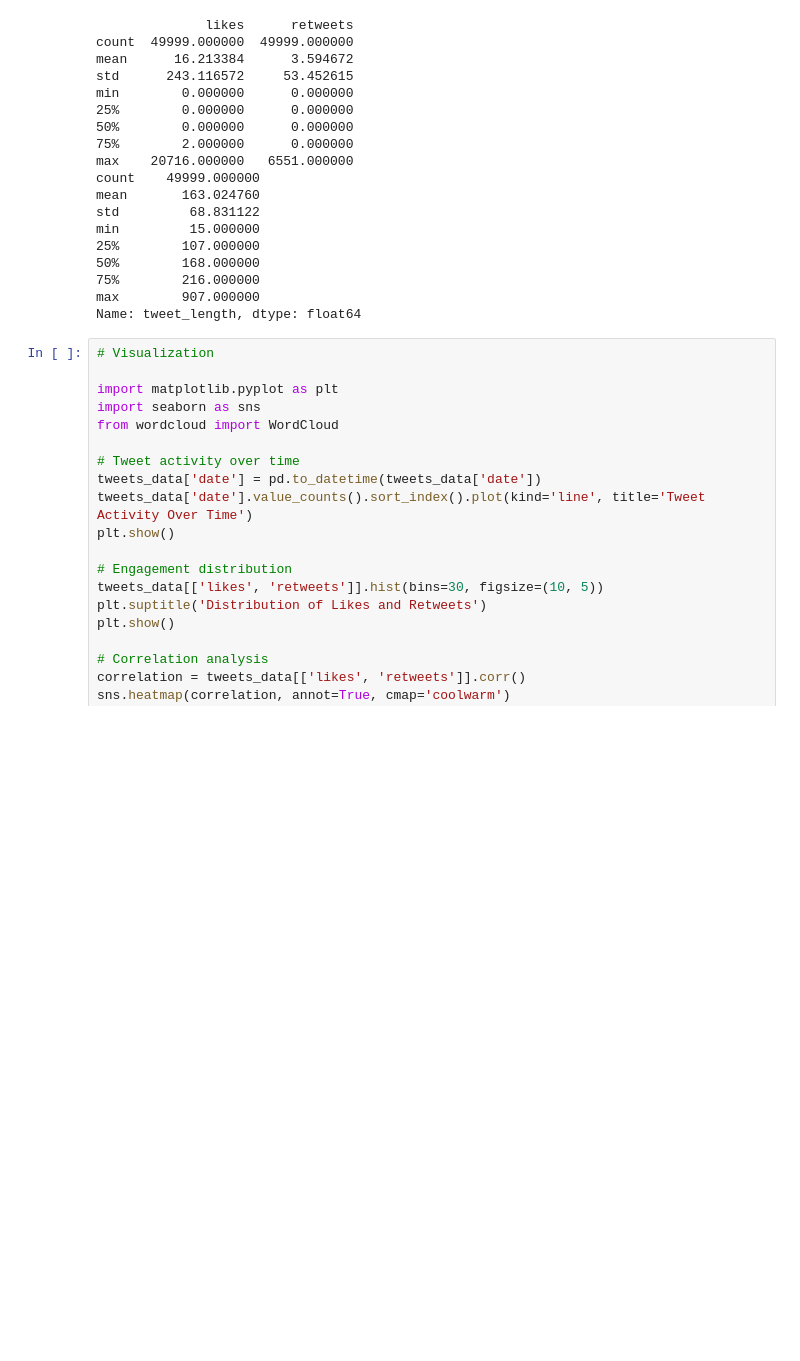
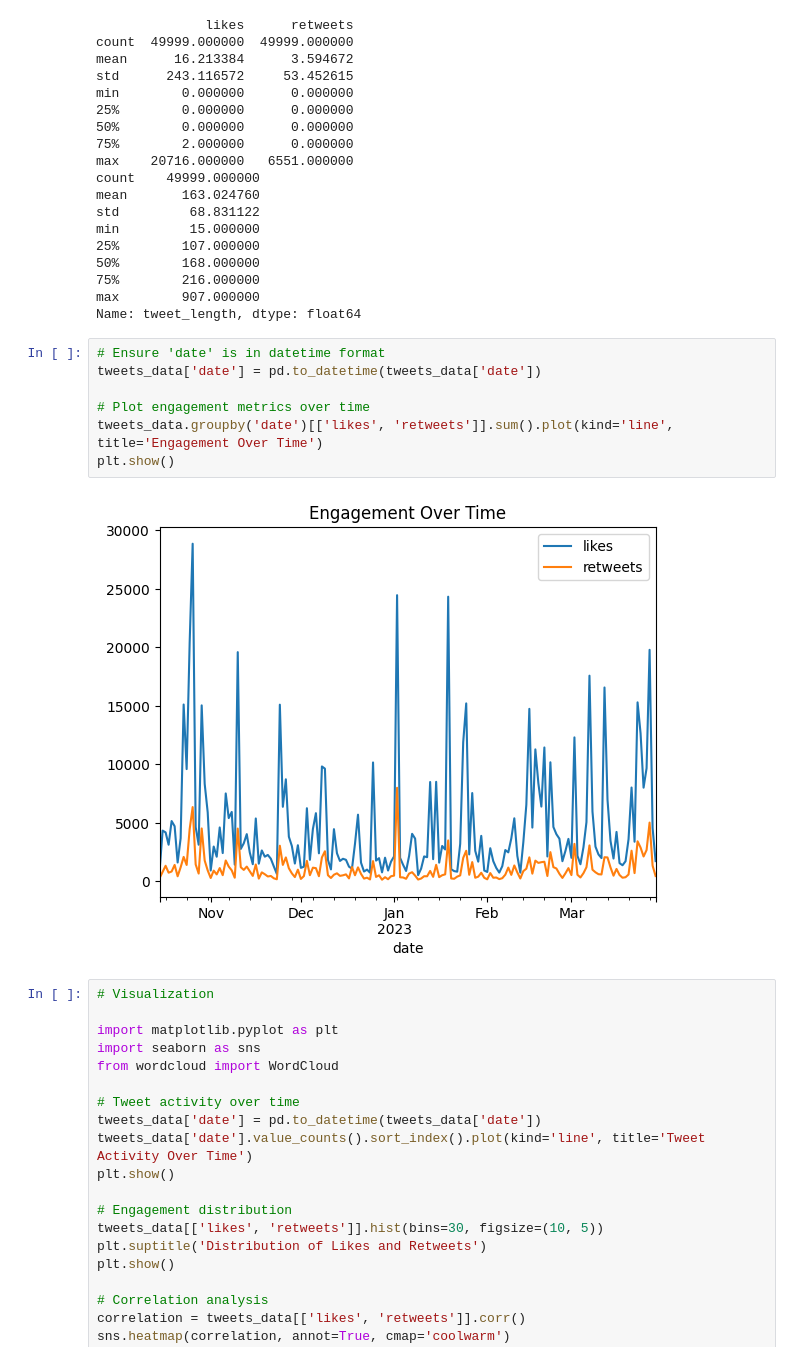
Before and after one commit to ShubhamSingh030/Final-Project-Social-Media-Impact-On-Public-Opinion, a Jupyter notebook: Final_Project.ipynb, the cells around one changed output. Cells and saved outputs as stored; diff of their text form; blank space fills up the shorter version.

```diff
--- a/Final_Project.ipynb
+++ b/Final_Project.ipynb
@@ -362,6 +382,15 @@ min         15.000000
 75%        216.000000
 max        907.000000
 Name: tweet_length, dtype: float64
+# %%
+# Ensure 'date' is in datetime format
+tweets_data['date'] = pd.to_datetime(tweets_data['date'])
+
+# Plot engagement metrics over time
+tweets_data.groupby('date')[['likes', 'retweets']].sum().plot(kind='line', title='Engagement Over Time')
+plt.show()
+# %% [output]
+[figure, added]
 # %%
 # Visualization
 
```
Also changed, not shown: parts of 6 cells of this notebook, 3 other files.
